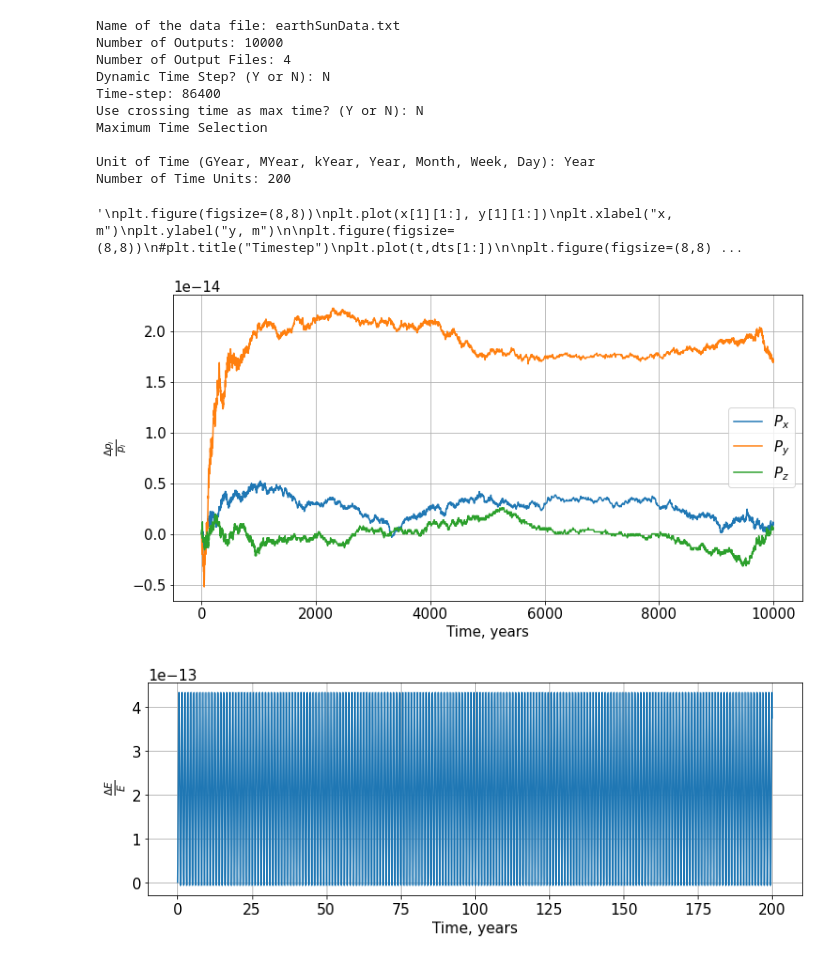
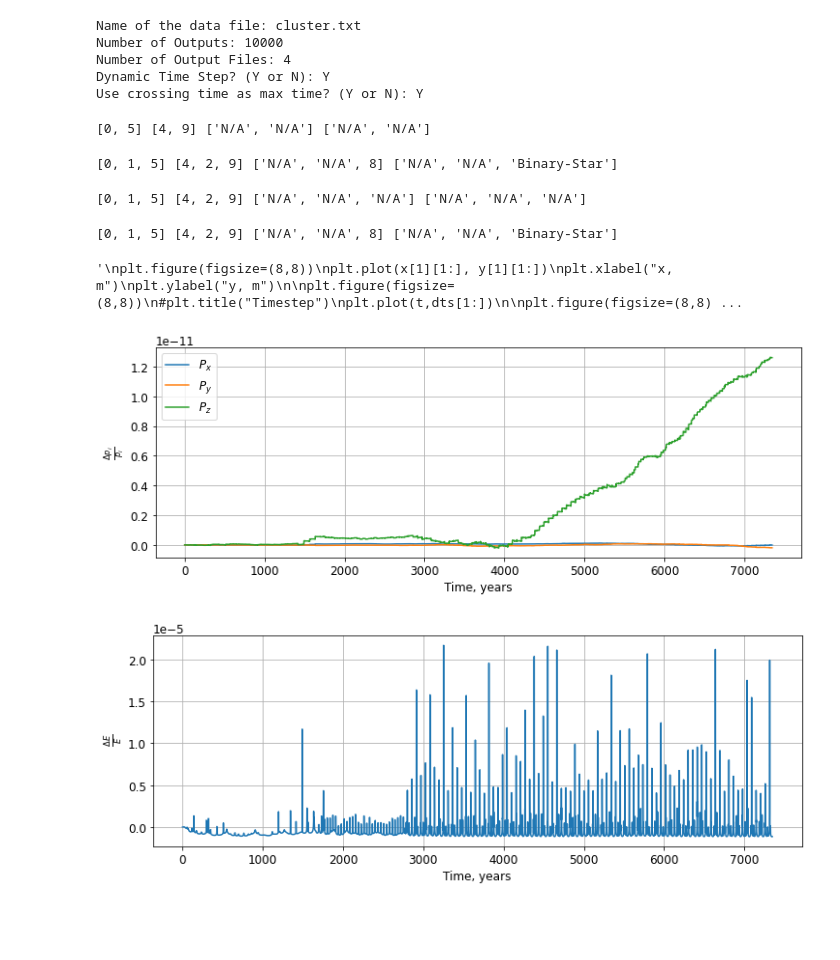
Before and after one commit to clonematthew/N-body-Modelling, a Jupyter notebook: Hermite Notebook (Easier Plotting).ipynb, the cells around one changed output. Drawn from its saved outputs; the diff is of its cells as text; code cells hidden in the pictures; blank space fills up the shorter version.

```diff
--- a/Hermite Notebook (Easier Plotting).ipynb
+++ b/Hermite Notebook (Easier Plotting).ipynb
@@ -212,8 +212,8 @@ def hermiteIntegrator(dt, dynamicTimestep, outputNumber, fileNumber, dataFile, u
     fileInterval = np.float64(tmax / fileNumber)
     outputCounter = 0.0
     fileCounter = 0.0
-    #progBar = tqdm(total=tmax)
-    #progBar.update(t)
+    progBar = tqdm(total=tmax)
+    progBar.update(t)
 
     # List for looping
     nlist = np.arange(0, n, 1, dtype=np.int64)
@@ -289,7 +289,7 @@ def hermiteIntegrator(dt, dynamicTimestep, outputNumber, fileNumber, dataFile, u
             # Outputing based on the given time interval
             if outputCounter >= outputInterval:
                 # Update progress bar
-                #progBar.update(outputCounter)
+                progBar.update(outputCounter)
 
                 # Appendng to arrays
                 xarr = np.append(xarr, np.array_split(x, n), axis=1)
@@ -337,16 +337,16 @@ def hermiteIntegrator(dt, dynamicTimestep, outputNumber, fileNumber, dataFile, u
                     fileCounter = 0
 
                     # Running the binary finder
-                    #r, c, ti, tt, _, _, _, _, _, _, _, _, _, _, _, _, _, _ = binaryCheck(x, y, z, vx, vy, vz, m, n)
+                    r, c, ti, tt, _, _, _, _, _, _, _, _, _, _, _, _, _, _ = binaryCheck(x, y, z, vx, vy, vz, m, n)
 
-                    #print(r, c, ti, tt)
+                    print(r, c, ti, tt)
 
     except KeyboardInterrupt:
         pass
 
     # Closing the progress bar when complete
-    #progBar.close()
-    '''
+    progBar.close()
+
     # Doing a final output and binary find
     #output(t, tmax, x, y, z, vx, vy, vz, m, n)
     rf, cf, tif, ttf, bE, bA, bM, bP, be, bO, bR, tE, tA, tM, tP, te, tO, tR  = binaryCheck(x, y, z, vx, vy, vz, m, n)
@@ -424,8 +424,8 @@ def hermiteIntegrator(dt, dynamicTimestep, outputNumber, fileNumber, dataFile, u
         # Closing the file
         file.close()
 
-    #print(ro, co, tio, tto)
-    '''
+    print(ro, co, tio, tto)
+
 
     # Returning the arrays
     return Ge, Ke, Px, Py, Pz, xarr, yarr, zarr, dtarr, tarr, dCoM
@@ -477,7 +477,8 @@ else:
 
     maximumTime = np.float64(timeUnit) * np.float64(timeNumber)
 
-x, y, z, vx, vy, vz, m, tc = generateCluster(5, 100e11, 2, 0)
+x, y, z, vx, vy, vz, m, tc = generateCluster(10, 100e11, 2, 0)
+#x, y, z, vx, vy, vz, m, tc = generateCylindricalFilament(3, 500e11, 50e11, 5, 100e11, 2, 0)
 outputICs(0, 100*tc, x, y, z, vx, vy, vz, m)
 '''
 f=0
@@ -501,16 +502,15 @@ while f<=100:
 
 g, k, px, py, pz, x, y, z, dts, t, dc = hermiteIntegrator(np.int64(initialdt), dyn, np.int64(outputNumber), np.int64(fileNumber), str(textFile), bool(useCrossingTime), np.int64(maximumTime))
 # %% [output]
-Name of the data file: earthSunData.txt
+Name of the data file: cluster.txt
 Number of Outputs: 10000
 Number of Output Files: 4
-Dynamic Time Step? (Y or N): N
-Time-step: 86400
-Use crossing time as max time? (Y or N): N
-Maximum Time Selection
-
-Unit of Time (GYear, MYear, kYear, Year, Month, Week, Day): Year
-Number of Time Units: 200
+Dynamic Time Step? (Y or N): Y
+Use crossing time as max time? (Y or N): Y
+[0, 5] [4, 9] ['N/A', 'N/A'] ['N/A', 'N/A']
+[0, 1, 5] [4, 2, 9] ['N/A', 'N/A', 8] ['N/A', 'N/A', 'Binary-Star']
+[0, 1, 5] [4, 2, 9] ['N/A', 'N/A', 'N/A'] ['N/A', 'N/A', 'N/A']
+[0, 1, 5] [4, 2, 9] ['N/A', 'N/A', 8] ['N/A', 'N/A', 'Binary-Star']
 # %%
 # Getting the shape of the arrays
 arrayShape = g.shape
@@ -558,8 +558,8 @@ t = t / (365 * 24 * 60 * 60)
 #plt.xlabel("Time, years")
 #plt.ylabel(" $\\frac{\Delta E}{E}$")
 
-plt.rcParams.update({'font.size': 15})
-plt.figure(figsize=(12,6))
+plt.rcParams.update({'font.size': 12})
+plt.figure(figsize=(12,4))
 #plt.subplots(2,1, sharex='all')
 #plt.title("Momentum X")
 #plt.subplot(3,1,1)
@@ -582,7 +582,7 @@ plt.xlabel("Time, years")
 plt.ylabel("$\\frac{\Delta p_i}{p_i}$")
 plt.grid(True)
 plt.legend(loc="best")
-plt.savefig("clusterP.png", dpi="figure")
+plt.savefig("tenStarClusterP.png", dpi=300)
 
 
 '''
@@ -590,45 +590,47 @@ plt.figure(figsize=(8,8))
 plt.plot(x[1][1:], y[1][1:])
 plt.xlabel("x, m")
 plt.ylabel("y, m")
 
 plt.figure(figsize=(8,8))
 #plt.title("Timestep")
 plt.plot(t,dts[1:])
 
 plt.figure(figsize=(8,8))
 #plt.title("Centre of Mass Distance")
 for i in range(bodyAmount):
     plt.plot(t,dc[i][1:], label=i)
 plt.xlabel("Time, years")
 plt.ylabel("Distance from Centre of Mass, m")
 #plt.legend(loc="best")
 
 fig = plt.figure(figsize=(8,8))
 #plt.title("Position")
 ax = plt.axes(projection="3d")
 for i in range(bodyAmount):
     plt.plot(x[i][1], y[i][1], z[i][1], "kx" )
     plt.plot(x[i][1:], y[i][1:], z[i][1:], label=i)
 plt.xlabel("x, m")
 plt.ylabel("y, m")
 ax.set_zlabel("z, m")
 #plt.legend(loc="best")
 
 plt.show()'''
 # %% [output]
 '\nplt.figure(figsize=(8,8))\nplt.plot(x[1][1:], y[1][1:])\nplt.xlabel("x, m")\nplt.ylabel("y, m")\n\nplt.figure(figsize=(8,8))\n#plt.title("Timestep")\nplt.plot(t,dts[1:])\n\nplt.figure(figsize=(8,8) ...
-[figure, old version]
+[figure, new version]
 # %%
 # Plotting the energy evolution
 plt.figure(figsize=(12,4))
+
+plt.rcParams.update({'font.size': 12})
 #plt.title("Energy")
 plt.plot(t[1:],percentChangeE[1:])
 plt.xlabel("Time, years")
 plt.ylabel(" $\\frac{\Delta E}{E}$")
 plt.grid(True)
-plt.savefig("EarthSunDE.png", dpi="figure")
+plt.savefig("tenStarClusterE.png", dpi=300)
 # %% [output]
-[figure, old version]
+[figure, new version]
 # %%
 fig, ax = plt.subplots(figsize=(12,6))
 
```
Also changed, not shown: parts of 3 cells of this notebook, 23 other files.
